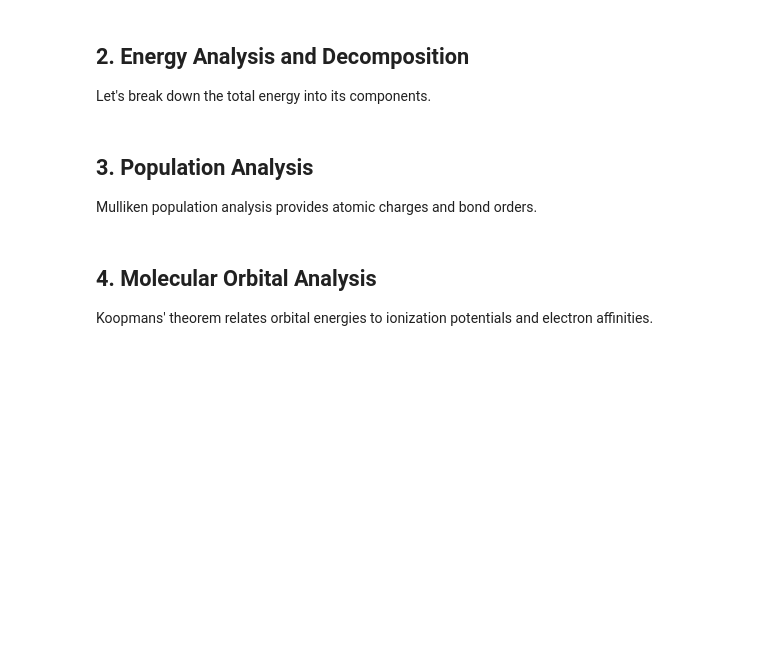
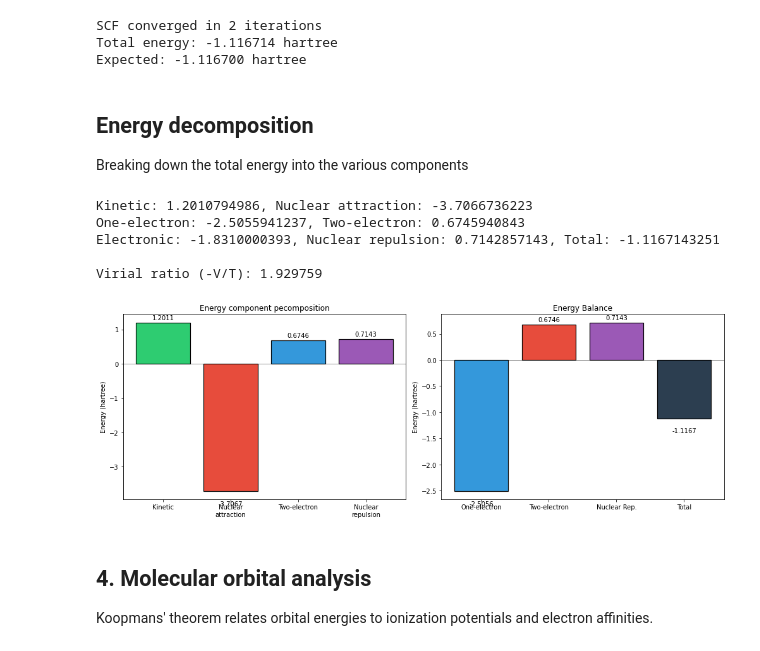
Before and after one commit to sarsaeroth/PyHF, a Jupyter notebook: examples/phyf_tutorial.ipynb, the cells around one changed output. Drawn from its saved outputs; the diff is of its cells as text; code cells hidden in the pictures; blank space fills up the shorter version.

```diff
--- a/examples/phyf_tutorial.ipynb
+++ b/examples/phyf_tutorial.ipynb
@@ -14,4 +5,8 @@ This notebook demonstrates the capabilities of PyHF, a Python library for perfor
 # %%
+#Imports
+import sys
+sys.path.insert(0, '..')
+
 import numpy as np
 import matplotlib.pyplot as plt
 
@@ -26,8 +21,4 @@ from pyhf.analysis import (
 from pyhf.analysis.energy import decompose_energy, virial_ratio
 from pyhf.analysis.koopmans import ionization_energy, electron_affinity, homo_lumo_gap
 from pyhf.utils.constants import HARTREE_TO_EV, BOHR_TO_ANGSTROM
-
-plt.style.use('seaborn-v0_8-whitegrid')
-plt.rcParams['figure.figsize'] = (10, 6)
-plt.rcParams['font.size'] = 12
 # %% [markdown]
@@ -51,23 +56,31 @@ rhf = RHF(h2, integrals)
 energy = rhf.run(use_diis=True)
 
 print(f"SCF converged in {rhf.scf_iterations} iterations")
-print(f"Total energy: {energy:.6f} Hartree")
-print(f"Expected (literature): -1.116700 Hartree")
+print(f"Total energy: {energy:.6f} hartree")
+print(f"Expected: -1.116700 hartree")
+# %% [output]
+SCF converged in 2 iterations
+Total energy: -1.116714 hartree
+Expected: -1.116700 hartree
 # %% [markdown]
-## 2. Energy Analysis and Decomposition
+## Energy decomposition
 
-Let's break down the total energy into its components.
+Breaking down the total energy into the various components
 # %%
 # Get energy components
 components = decompose_energy(rhf)
 print_energy_decomposition(rhf)
-print(f"\nVirial ratio (-V/T): {virial_ratio(rhf):.6f} (should be ~2.0)")
+print(f"\nVirial ratio (-V/T): {virial_ratio(rhf):.6f}")
+# %% [output]
+Kinetic: 1.2010794986, Nuclear attraction: -3.7066736223
+One-electron: -2.5055941237, Two-electron: 0.6745940843
+Electronic: -1.8310000393, Nuclear repulsion: 0.7142857143, Total: -1.1167143251
+
+Virial ratio (-V/T): 1.929759
 # %%
-# Visualize energy decomposition
 fig, (ax1, ax2) = plt.subplots(1, 2, figsize=(14, 5))
 
-# Left plot: All energy components
-labels = ['Kinetic', 'Nuclear\nAttraction', 'Two-electron', 'Nuclear\nRepulsion']
+labels = ['Kinetic', 'Nuclear\nattraction', 'Two-electron', 'Nuclear\nrepulsion']
 values = [
     components['kinetic'],
     components['nuclear_attraction'],
@@ -78,8 +91,8 @@ colors = ['#2ecc71', '#e74c3c', '#3498db', '#9b59b6']
 
 bars = ax1.bar(labels, values, color=colors, edgecolor='black', linewidth=1.2)
 ax1.axhline(y=0, color='black', linestyle='-', linewidth=0.5)
-ax1.set_ylabel('Energy (Hartree)')
-ax1.set_title('Energy Component Decomposition')
+ax1.set_ylabel('Energy (hartree)')
+ax1.set_title('Energy component pecomposition')
 
 for bar, val in zip(bars, values):
     height = bar.get_height()
@@ -87,36 +100,33 @@ for bar, val in zip(bars, values):
                 xy=(bar.get_x() + bar.get_width() / 2, height),
                 xytext=(0, 3 if height > 0 else -15),
                 textcoords="offset points",
                 ha='center', va='bottom' if height > 0 else 'top',
                 fontsize=10)
 
-# Right plot: Energy balance
 balance_labels = ['One-electron', 'Two-electron', 'Nuclear Rep.', 'Total']
 balance_values = [
     components['one_electron'],
     components['two_electron'],
     components['nuclear_repulsion'],
     components['total']
 ]
 balance_colors = ['#3498db', '#e74c3c', '#9b59b6', '#2c3e50']
 
 bars2 = ax2.bar(balance_labels, balance_values, color=balance_colors, edgecolor='black', linewidth=1.2)
 ax2.axhline(y=0, color='black', linestyle='-', linewidth=0.5)
-ax2.set_ylabel('Energy (Hartree)')
+ax2.set_ylabel('Energy (hartree)')
 ax2.set_title('Energy Balance')
 
 for bar, val in zip(bars2, balance_values):
     height = bar.get_height()
     ax2.annotate(f'{val:.4f}',
                 xy=(bar.get_x() + bar.get_width() / 2, height),
                 xytext=(0, 3 if height > 0 else -15),
                 textcoords="offset points",
                 ha='center', va='bottom' if height > 0 else 'top',
                 fontsize=10)
 
 plt.tight_layout()
 plt.show()
+# %% [output]
+[figure, added]
-# %% [markdown]
-## 3. Population Analysis
-
-Mulliken population analysis provides atomic charges and bond orders.
@@ -160,5 +133,5 @@ plt.show()
 # %% [markdown]
-## 4. Molecular Orbital Analysis
+## 4. Molecular orbital analysis
 
 Koopmans' theorem relates orbital energies to ionization potentials and electron affinities.
 # %%
```
Also changed, not shown: parts of 22 cells of this notebook.
